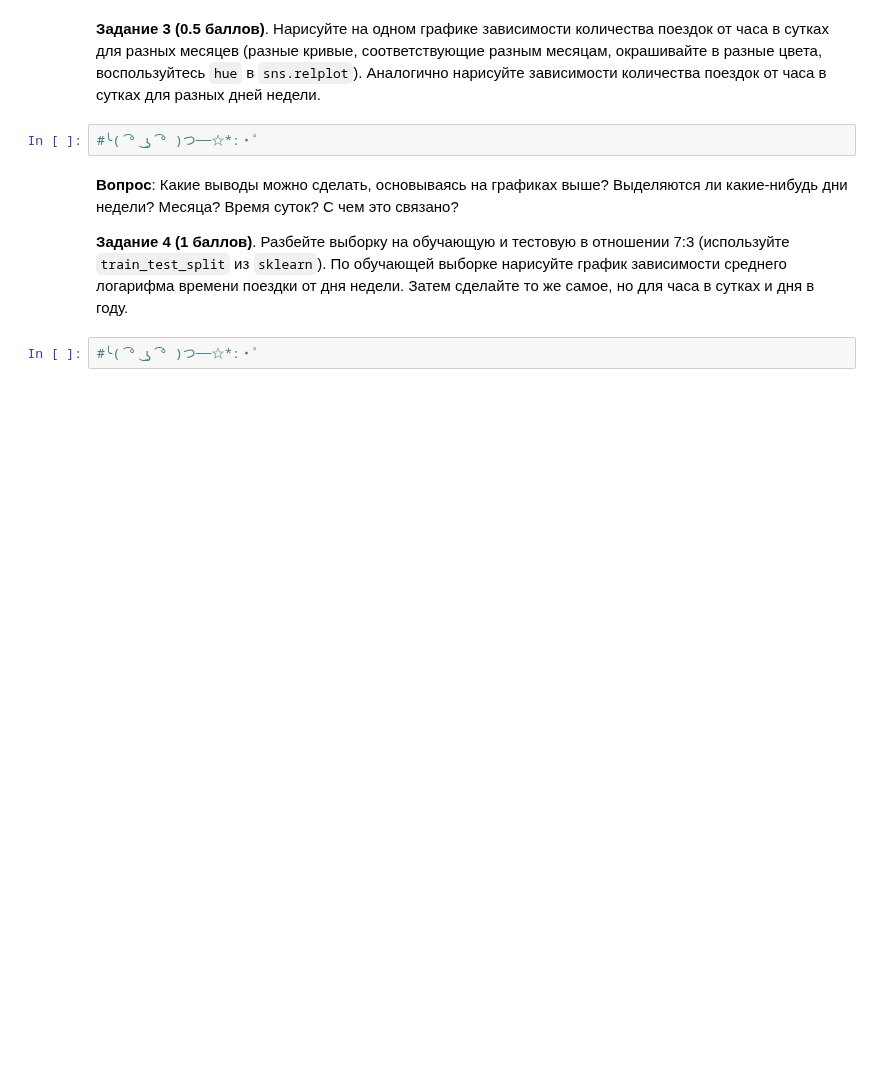
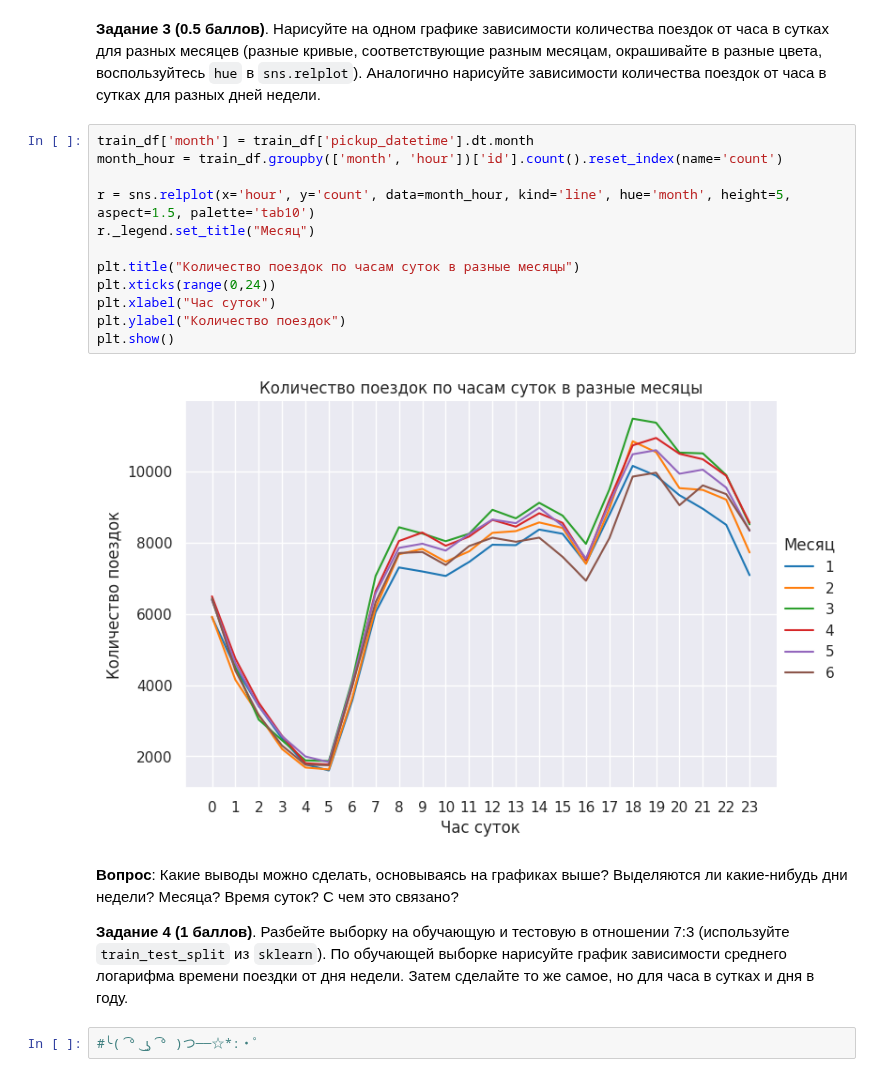
Before and after one commit to r42arty/hse, a Jupyter notebook: mod3/ML_2.ipynb, the cells around one changed output. Drawn from its saved outputs; the diff is of its cells as text; blank space fills up the shorter version.

```diff
--- a/mod3/ML_2.ipynb
+++ b/mod3/ML_2.ipynb
@@ -390,7 +414,19 @@ plt.show()
 # %% [markdown]
 **Задание 3 (0.5 баллов)**. Нарисуйте на одном графике зависимости количества поездок от часа в сутках для разных месяцев (разные кривые, соответствующие разным месяцам, окрашивайте в разные цвета, воспользуйтесь `hue` в `sns.relplot`). Аналогично нарисуйте зависимости количества поездок от часа в сутках для разных дней недели.
-# %%
-#╰( ͡° ͜ʖ ͡° )つ──☆*:・ﾟ
+# %%
+train_df['month'] = train_df['pickup_datetime'].dt.month
+month_hour = train_df.groupby(['month', 'hour'])['id'].count().reset_index(name='count')
+
+r = sns.relplot(x='hour', y='count', data=month_hour, kind='line', hue='month', height=5, aspect=1.5, palette='tab10')
+r._legend.set_title("Месяц")
+
+plt.title("Количество поездок по часам суток в разные месяцы")
+plt.xticks(range(0,24))
+plt.xlabel("Час суток")
+plt.ylabel("Количество поездок")
+plt.show()
+# %% [output]
+[figure, added]
 # %% [markdown]
 **Вопрос**: Какие выводы можно сделать, основываясь на графиках выше? Выделяются ли какие-нибудь дни недели? Месяца? Время суток? С чем это связано?
 
```
Also changed, not shown: parts of 4 cells of this notebook.
